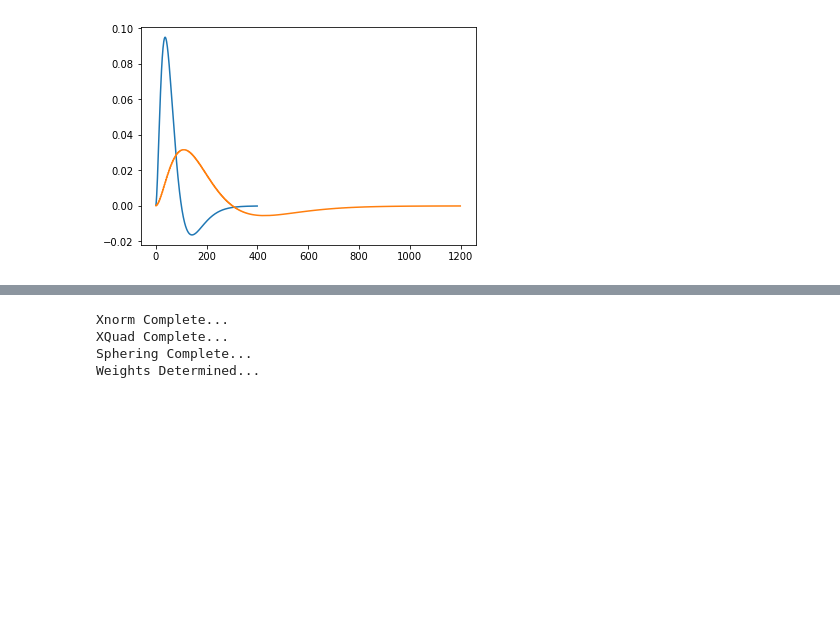
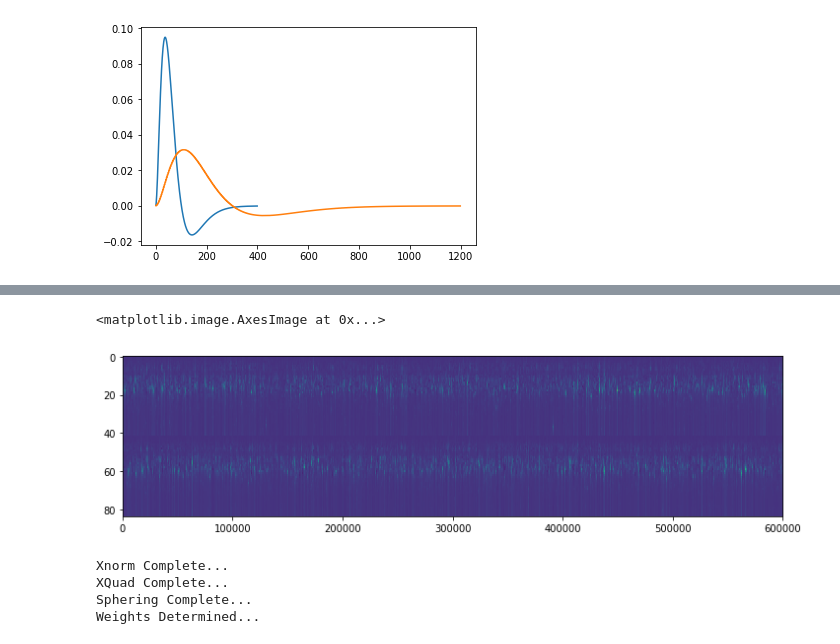
Before and after one commit to chetan-parthiban/SFA, a Jupyter notebook: TemporalRF-Multi-Shuffle-Noise.ipynb, the cells around one changed output, grey strips where cells are left out. Saved outputs shown, nothing was run; the diff lists cells and outputs as text; code cells hidden in the pictures; blank space fills up the shorter version.

Commit message:
Streamlining SFA
Added update to compute power of waveforms and to scale noise based on power.
Simplified scripts to be  more readable and editable.

```diff
--- a/TemporalRF-Multi-Shuffle-Noise.ipynb
+++ b/TemporalRF-Multi-Shuffle-Noise.ipynb
@@ -32,16 +41,20 @@ plt.plot(tFilter2)
 [<matplotlib.lines.Line2D at 0x...>]
 [figure]
 # %%
-file1 = 'coo.wav'
-file2 = 'grunt.wav'
-file3 = 'AG493B.wav'
-file4 = 'CS1E54.wav'
+file1 = 'coo.WAV'
+file2 = 'grunt.WAV'
+file3 = 'AG493B.WAV'
+file4 = 'CS1E54.WAV'
+noisefile = 'Matlab_SoundTextureSynth/Output_Folder/Bubbling_water_10111010100.wav'
+
 data1, rate = sf.read(file1)
 data2, rate = sf.read(file2)
 data3, rate = sf.read(file3)
 data4, rate = sf.read(file4)
 
-noise = np.flip(np.genfromtxt('water_generated_transformed.csv', delimiter = ','),1)
+noise, rate = sf.read(noisefile)
+signal_to_noise = 100
+noise = scaled_noise((data1,data2,data3,data4),noise,signal_to_noise)
 # %%
 gfb = g.GammatoneFilterbank(order=1, density = 1.0, startband = -21, endband = 21, normfreq = 2200)
 
@@ -49,6 +62,8 @@ analyse1 = gfb.analyze(data1)
 analyse2 = gfb.analyze(data2)
 analyse3 = gfb.analyze(data3)
 analyse4 = gfb.analyze(data4)
+
+analysenoise = gfb.analyze(noise)
 
 transform1 = np.zeros((len(gfb.centerfrequencies),data1.size))
 for i in range(len(gfb.centerfrequencies)):
@@ -69,6 +84,11 @@ transform4 = np.zeros((len(gfb.centerfrequencies),data4.size))
 for i in range(len(gfb.centerfrequencies)):
     (band,state) = analyse4.__next__()
     transform4[i] = abs(band)
+
+transformNoise = np.zeros((len(gfb.centerfrequencies),noise.size))
+for i in range(len(gfb.centerfrequencies)):
+    (band,state) = analysenoise.__next__()
+    transformNoise[i] = abs(band)
 # %%
 # plt.figure(figsize=(12,3))
 # plt.imshow(transform1, aspect = 'auto')
@@ -125,3 +131,17 @@ plt.imshow(t4, aspect = 'auto')
+# %%
+# plt.figure(figsize=(12,3))
+# plt.imshow(t1, aspect = 'auto')
+# plt.figure(figsize=(12,3))
+# plt.imshow(t2, aspect = 'auto')
+# plt.figure(figsize=(12,3))
+# plt.imshow(t3, aspect = 'auto')
+# plt.figure(figsize=(12,3))
+# plt.imshow(t4, aspect = 'auto')
+plt.figure(figsize=(12,3))
+plt.imshow(noise,aspect='auto')
+# %% [output]
+<matplotlib.image.AxesImage at 0x...>
+[figure, added]
 # %%
 t = [t1,t2,t3,t4]
 length = 4 * 30
```
Also changed, not shown: parts of 7 cells of this notebook, 2 other files.
